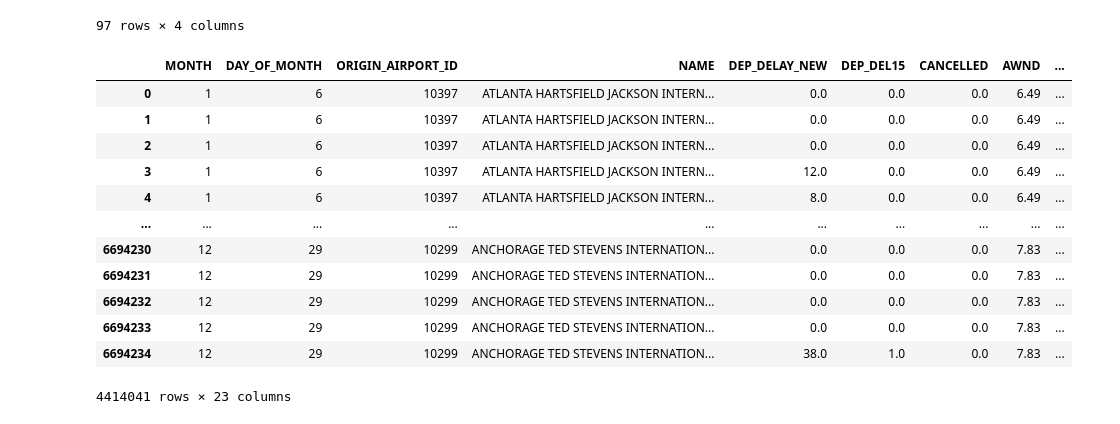
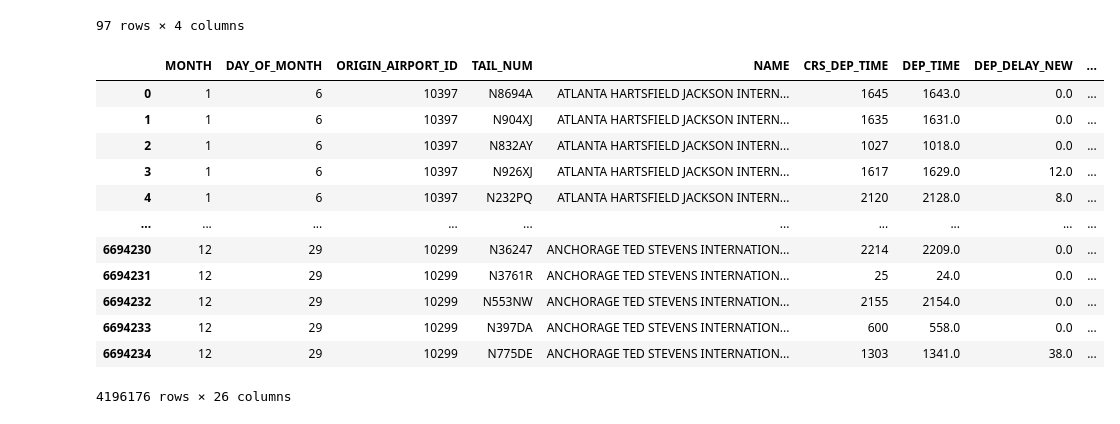
Before and after one commit to isJordy/airplane-weather, a Jupyter notebook: code.ipynb, the cells around one changed output. Drawn from its saved outputs; the diff is of its cells as text; code cells hidden in the pictures.

```diff
--- a/code.ipynb
+++ b/code.ipynb
@@ -133,31 +133,32 @@ travel = travel.merge(airport[['ORIGIN_AIRPORT_ID', 'NAME']],
 # %%
 # create master data set
 
 # add travel data
-travel_temp = travel[['MONTH', 'DAY_OF_MONTH', 'ORIGIN_AIRPORT_ID', 'NAME', 'DEP_DELAY_NEW', 'DEP_DEL15', 'CANCELLED']]
+travel_temp = travel[['MONTH', 'DAY_OF_MONTH', 'ORIGIN_AIRPORT_ID', 'TAIL_NUM','NAME', 'CRS_DEP_TIME', 'DEP_TIME','DEP_DELAY_NEW', 'DEP_DEL15', 'CANCELLED']]
 
 # add weather data
-weather_temp = weather[['MONTH', 'DAY_OF_MONTH', 'NAME', 'AWND', 'PRCP', 'SNOW', 'TMAX', 'TMIN', 'WT01', 'WT02',
+weather_temp = weather[['MONTH', 'DAY_OF_MONTH', 'NAME', 'AWND', 'PRCP', 'SNOW', 'TAVG','TMAX', 'TMIN', 'WT01', 'WT02',
        'WT03', 'WT04', 'WT05', 'WT06', 'WT07', 'WT08', 'WT09','WT10', 'WT11']]
 
 # combine data
 dirty_df  = pd.merge(travel_temp, weather_temp, on=['MONTH', 'DAY_OF_MONTH', 'NAME'], how='inner')
 
 # remoe missing data
 df = dirty_df.dropna() #remove missing data
 df = df[df['CANCELLED'] == 0] #keep rows where flights were not canceled
+df = df.drop('CANCELLED', axis=1)
 df
 # %% [output]
-|  | MONTH | DAY_OF_MONTH | ORIGIN_AIRPORT_ID | NAME | DEP_DELAY_NEW | DEP_DEL15 | CANCELLED | AWND | ... |
-| 0 | 1 | 6 | 10397 | ATLANTA HARTSFIELD JACKSON INTERN... | 0.0 | 0.0 | 0.0 | 6.49 | ... |
-| 1 | 1 | 6 | 10397 | ATLANTA HARTSFIELD JACKSON INTERN... | 0.0 | 0.0 | 0.0 | 6.49 | ... |
-| 2 | 1 | 6 | 10397 | ATLANTA HARTSFIELD JACKSON INTERN... | 0.0 | 0.0 | 0.0 | 6.49 | ... |
-| 3 | 1 | 6 | 10397 | ATLANTA HARTSFIELD JACKSON INTERN... | 12.0 | 0.0 | 0.0 | 6.49 | ... |
-| 4 | 1 | 6 | 10397 | ATLANTA HARTSFIELD JACKSON INTERN... | 8.0 | 0.0 | 0.0 | 6.49 | ... |
+|  | MONTH | DAY_OF_MONTH | ORIGIN_AIRPORT_ID | TAIL_NUM | NAME | CRS_DEP_TIME | DEP_TIME | DEP_DELAY_NEW | ... |
+| 0 | 1 | 6 | 10397 | N8694A | ATLANTA HARTSFIELD JACKSON INTERN... | 1645 | 1643.0 | 0.0 | ... |
+| 1 | 1 | 6 | 10397 | N904XJ | ATLANTA HARTSFIELD JACKSON INTERN... | 1635 | 1631.0 | 0.0 | ... |
+| 2 | 1 | 6 | 10397 | N832AY | ATLANTA HARTSFIELD JACKSON INTERN... | 1027 | 1018.0 | 0.0 | ... |
+| 3 | 1 | 6 | 10397 | N926XJ | ATLANTA HARTSFIELD JACKSON INTERN... | 1617 | 1629.0 | 12.0 | ... |
+| 4 | 1 | 6 | 10397 | N232PQ | ATLANTA HARTSFIELD JACKSON INTERN... | 2120 | 2128.0 | 8.0 | ... |
 | ... | ... | ... | ... | ... | ... | ... | ... | ... | ... |
-| 6694230 | 12 | 29 | 10299 | ANCHORAGE TED STEVENS INTERNATION... | 0.0 | 0.0 | 0.0 | 7.83 | ... |
-| 6694231 | 12 | 29 | 10299 | ANCHORAGE TED STEVENS INTERNATION... | 0.0 | 0.0 | 0.0 | 7.83 | ... |
-| 6694232 | 12 | 29 | 10299 | ANCHORAGE TED STEVENS INTERNATION... | 0.0 | 0.0 | 0.0 | 7.83 | ... |
-| 6694233 | 12 | 29 | 10299 | ANCHORAGE TED STEVENS INTERNATION... | 0.0 | 0.0 | 0.0 | 7.83 | ... |
-| 6694234 | 12 | 29 | 10299 | ANCHORAGE TED STEVENS INTERNATION... | 38.0 | 1.0 | 0.0 | 7.83 | ... |
+| 6694230 | 12 | 29 | 10299 | N36247 | ANCHORAGE TED STEVENS INTERNATION... | 2214 | 2209.0 | 0.0 | ... |
+| 6694231 | 12 | 29 | 10299 | N3761R | ANCHORAGE TED STEVENS INTERNATION... | 25 | 24.0 | 0.0 | ... |
+| 6694232 | 12 | 29 | 10299 | N553NW | ANCHORAGE TED STEVENS INTERNATION... | 2155 | 2154.0 | 0.0 | ... |
+| 6694233 | 12 | 29 | 10299 | N397DA | ANCHORAGE TED STEVENS INTERNATION... | 600 | 558.0 | 0.0 | ... |
+| 6694234 | 12 | 29 | 10299 | N775DE | ANCHORAGE TED STEVENS INTERNATION... | 1303 | 1341.0 | 38.0 | ... |
-4414041 rows × 23 columns
+4196176 rows × 26 columns
```
Also changed, not shown: parts of 1 cell of this notebook.
